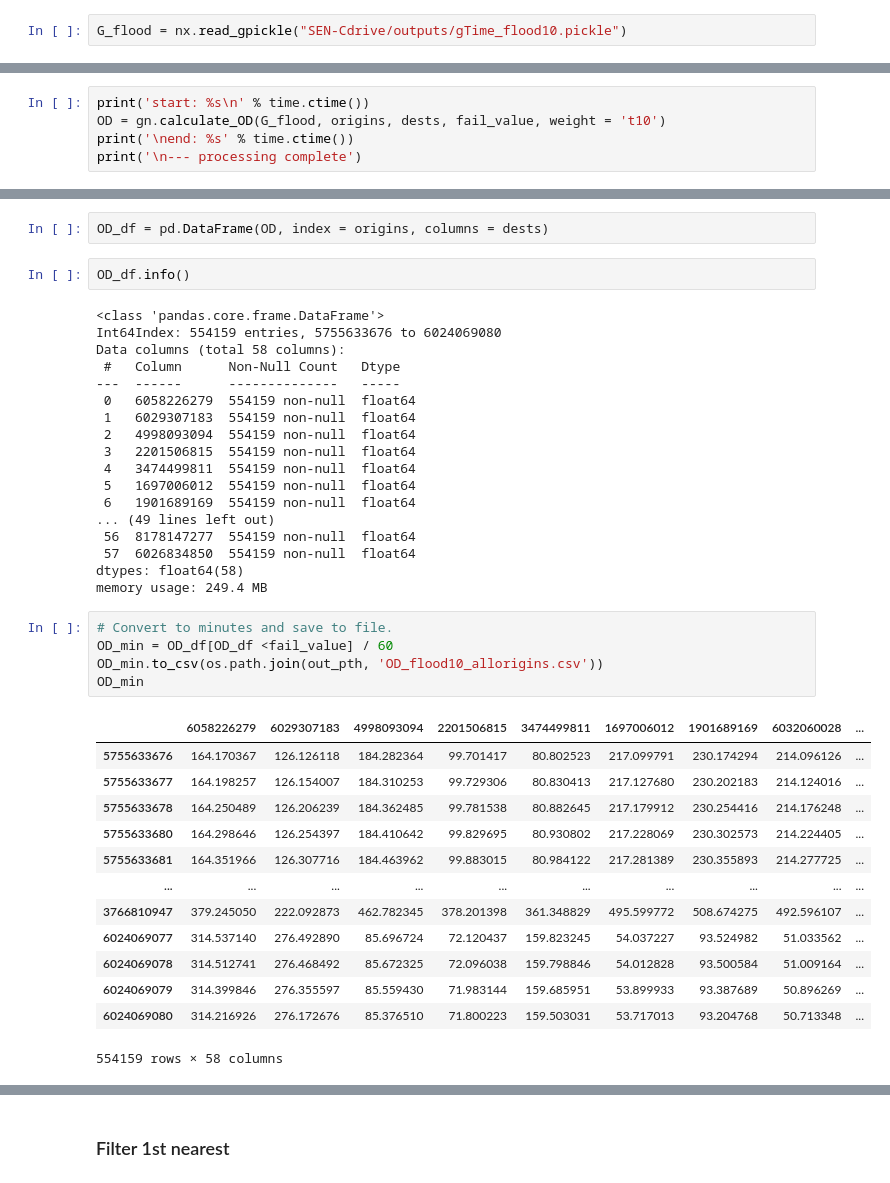
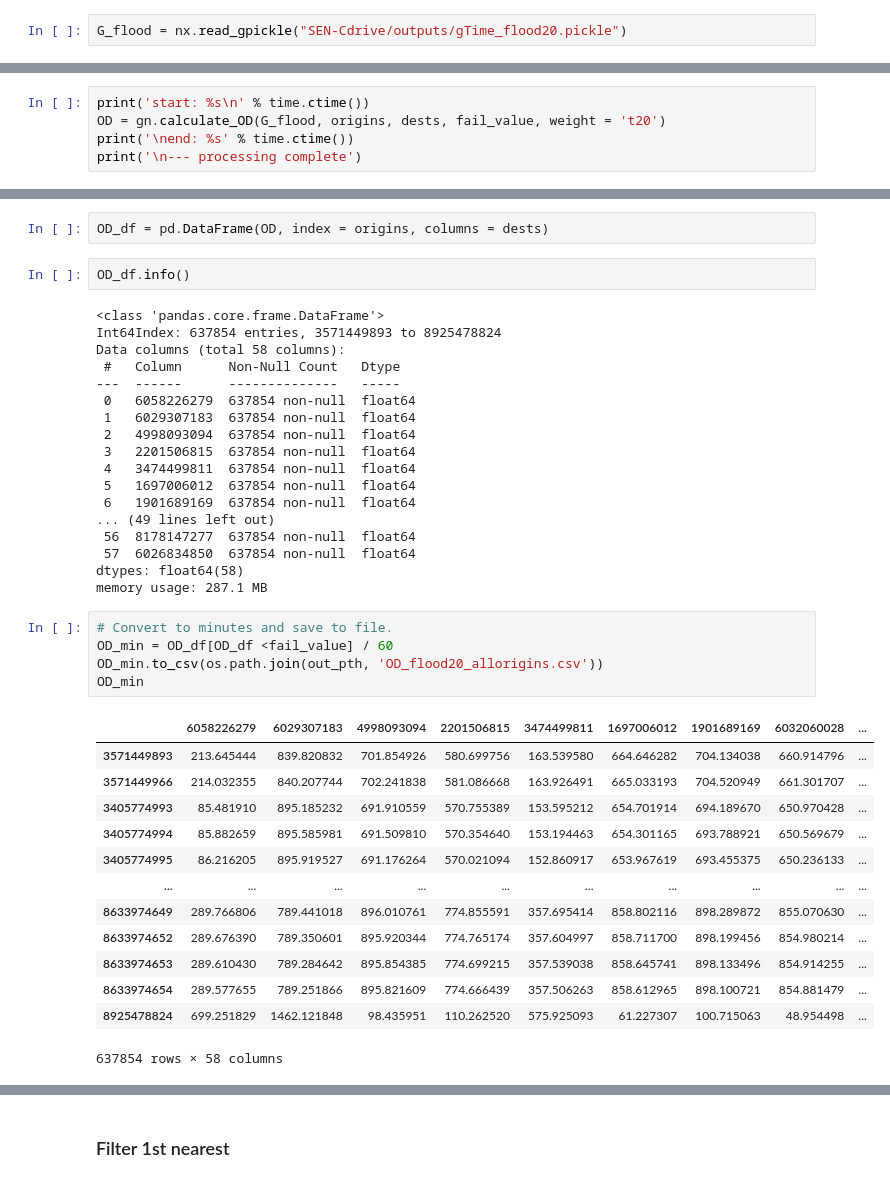
Before and after one commit to gracedoherty/senegal_access, a Jupyter notebook: SEN_Transport_flood-disruption_2021-11-26.ipynb, the cells around one changed output, grey strips where cells are left out. Saved outputs shown, nothing was run; the diff lists cells and outputs as text.

Commit message:
1 in 20 and 50 variations, with updated ag origins

```diff
--- a/SEN_Transport_flood-disruption_2021-11-26.ipynb
+++ b/SEN_Transport_flood-disruption_2021-11-26.ipynb
@@ -415,5 +469,5 @@ ag_snap = pd.read_csv(ag_snap)
 # %%
-G_flood = nx.read_gpickle("SEN-Cdrive/outputs/gTime_flood10.pickle")
+G_flood = nx.read_gpickle("SEN-Cdrive/outputs/gTime_flood20.pickle")
 # %%
 # We only need to find the origin-destination pairs for nodes closest to the origins and services,
 # and some nodes will be the nearest for more than one service (and definitely for multiple origins).
@@ -435,7 +489,7 @@ len(dests)
 fail_value = 999999999 # If there is no shortest path, the OD pair will be assigned the fail value.
 # %%
 print('start: %s\n' % time.ctime())
-OD = gn.calculate_OD(G_flood, origins, dests, fail_value, weight = 't10')
+OD = gn.calculate_OD(G_flood, origins, dests, fail_value, weight = 't20')
 print('\nend: %s' % time.ctime())
 print('\n--- processing complete')
 # %% [output]
@@ -451,41 +505,41 @@ OD_df = pd.DataFrame(OD, index = origins, columns = dests)
 OD_df.info()
 # %% [output]
 <class 'pandas.core.frame.DataFrame'>
-Int64Index: 554159 entries, 5755633676 to 6024069080
+Int64Index: 637854 entries, 3571449893 to 8925478824
 Data columns (total 58 columns):
  #   Column      Non-Null Count   Dtype
 ---  ------      --------------   -----
- 0   6058226279  554159 non-null  float64
- 1   6029307183  554159 non-null  float64
- 2   4998093094  554159 non-null  float64
- 3   2201506815  554159 non-null  float64
- 4   3474499811  554159 non-null  float64
- 5   1697006012  554159 non-null  float64
- 6   1901689169  554159 non-null  float64
+ 0   6058226279  637854 non-null  float64
+ 1   6029307183  637854 non-null  float64
+ 2   4998093094  637854 non-null  float64
+ 3   2201506815  637854 non-null  float64
+ 4   3474499811  637854 non-null  float64
+ 5   1697006012  637854 non-null  float64
+ 6   1901689169  637854 non-null  float64
 ... (49 lines left out)
- 56  8178147277  554159 non-null  float64
- 57  6026834850  554159 non-null  float64
+ 56  8178147277  637854 non-null  float64
+ 57  6026834850  637854 non-null  float64
 dtypes: float64(58)
-memory usage: 249.4 MB
+memory usage: 287.1 MB
 # %%
 # Convert to minutes and save to file.
 OD_min = OD_df[OD_df <fail_value] / 60
-OD_min.to_csv(os.path.join(out_pth, 'OD_flood10_allorigins.csv'))
+OD_min.to_csv(os.path.join(out_pth, 'OD_flood20_allorigins.csv'))
 OD_min
 # %% [output]
 |  | 6058226279 | 6029307183 | 4998093094 | 2201506815 | 3474499811 | 1697006012 | 1901689169 | 6032060028 | ... |
-| 5755633676 | 164.170367 | 126.126118 | 184.282364 | 99.701417 | 80.802523 | 217.099791 | 230.174294 | 214.096126 | ... |
-| 5755633677 | 164.198257 | 126.154007 | 184.310253 | 99.729306 | 80.830413 | 217.127680 | 230.202183 | 214.124016 | ... |
-| 5755633678 | 164.250489 | 126.206239 | 184.362485 | 99.781538 | 80.882645 | 217.179912 | 230.254416 | 214.176248 | ... |
-| 5755633680 | 164.298646 | 126.254397 | 184.410642 | 99.829695 | 80.930802 | 217.228069 | 230.302573 | 214.224405 | ... |
-| 5755633681 | 164.351966 | 126.307716 | 184.463962 | 99.883015 | 80.984122 | 217.281389 | 230.355893 | 214.277725 | ... |
+| 3571449893 | 213.645444 | 839.820832 | 701.854926 | 580.699756 | 163.539580 | 664.646282 | 704.134038 | 660.914796 | ... |
+| 3571449966 | 214.032355 | 840.207744 | 702.241838 | 581.086668 | 163.926491 | 665.033193 | 704.520949 | 661.301707 | ... |
+| 3405774993 | 85.481910 | 895.185232 | 691.910559 | 570.755389 | 153.595212 | 654.701914 | 694.189670 | 650.970428 | ... |
+| 3405774994 | 85.882659 | 895.585981 | 691.509810 | 570.354640 | 153.194463 | 654.301165 | 693.788921 | 650.569679 | ... |
+| 3405774995 | 86.216205 | 895.919527 | 691.176264 | 570.021094 | 152.860917 | 653.967619 | 693.455375 | 650.236133 | ... |
 | ... | ... | ... | ... | ... | ... | ... | ... | ... | ... |
-| 3766810947 | 379.245050 | 222.092873 | 462.782345 | 378.201398 | 361.348829 | 495.599772 | 508.674275 | 492.596107 | ... |
-| 6024069077 | 314.537140 | 276.492890 | 85.696724 | 72.120437 | 159.823245 | 54.037227 | 93.524982 | 51.033562 | ... |
-| 6024069078 | 314.512741 | 276.468492 | 85.672325 | 72.096038 | 159.798846 | 54.012828 | 93.500584 | 51.009164 | ... |
-| 6024069079 | 314.399846 | 276.355597 | 85.559430 | 71.983144 | 159.685951 | 53.899933 | 93.387689 | 50.896269 | ... |
-| 6024069080 | 314.216926 | 276.172676 | 85.376510 | 71.800223 | 159.503031 | 53.717013 | 93.204768 | 50.713348 | ... |
+| 8633974649 | 289.766806 | 789.441018 | 896.010761 | 774.855591 | 357.695414 | 858.802116 | 898.289872 | 855.070630 | ... |
+| 8633974652 | 289.676390 | 789.350601 | 895.920344 | 774.765174 | 357.604997 | 858.711700 | 898.199456 | 854.980214 | ... |
+| 8633974653 | 289.610430 | 789.284642 | 895.854385 | 774.699215 | 357.539038 | 858.645741 | 898.133496 | 854.914255 | ... |
+| 8633974654 | 289.577655 | 789.251866 | 895.821609 | 774.666439 | 357.506263 | 858.612965 | 898.100721 | 854.881479 | ... |
+| 8925478824 | 699.251829 | 1462.121848 | 98.435951 | 110.262520 | 575.925093 | 61.227307 | 100.715063 | 48.954498 | ... |
-554159 rows × 58 columns
+637854 rows × 58 columns
 # %%
 # Create origin-specific matrix and save to file.
 OD_ag = OD_df.loc[list_ag,: ]
```
Also changed, not shown: parts of 79 cells of this notebook.
